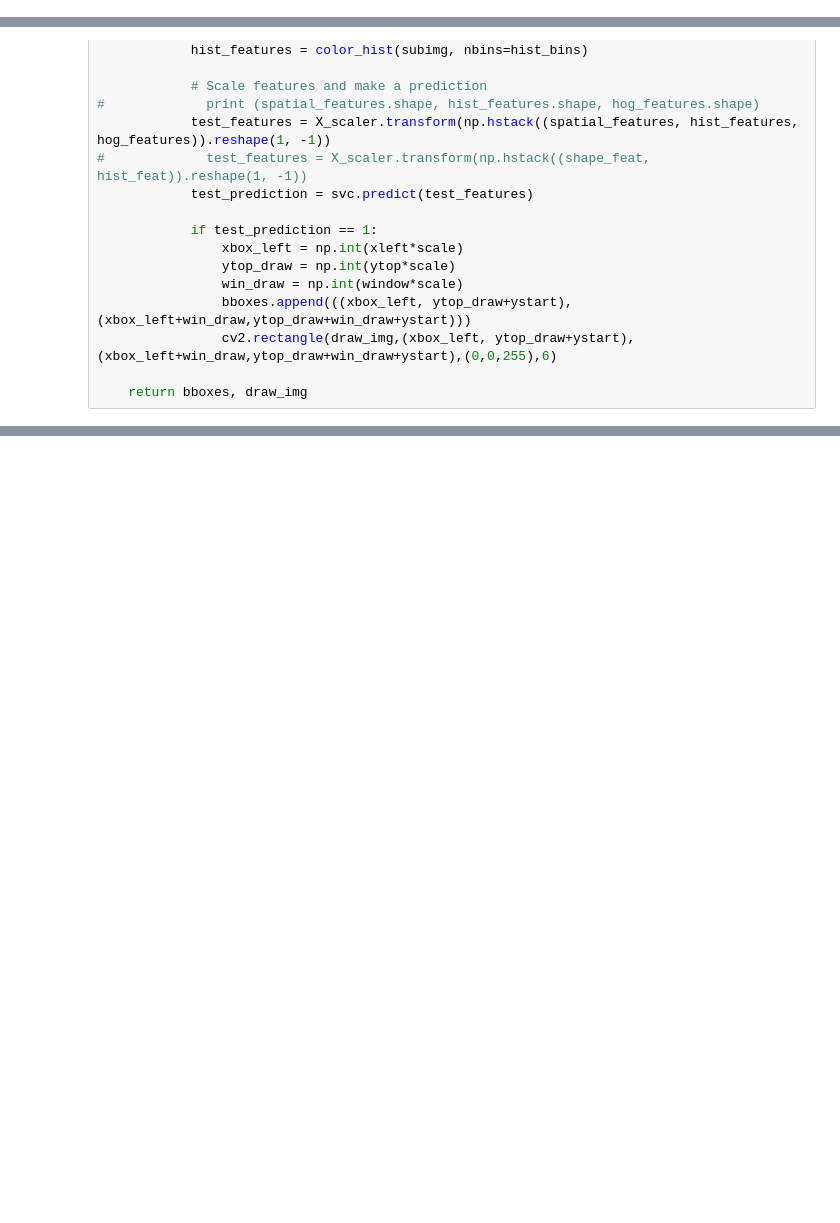
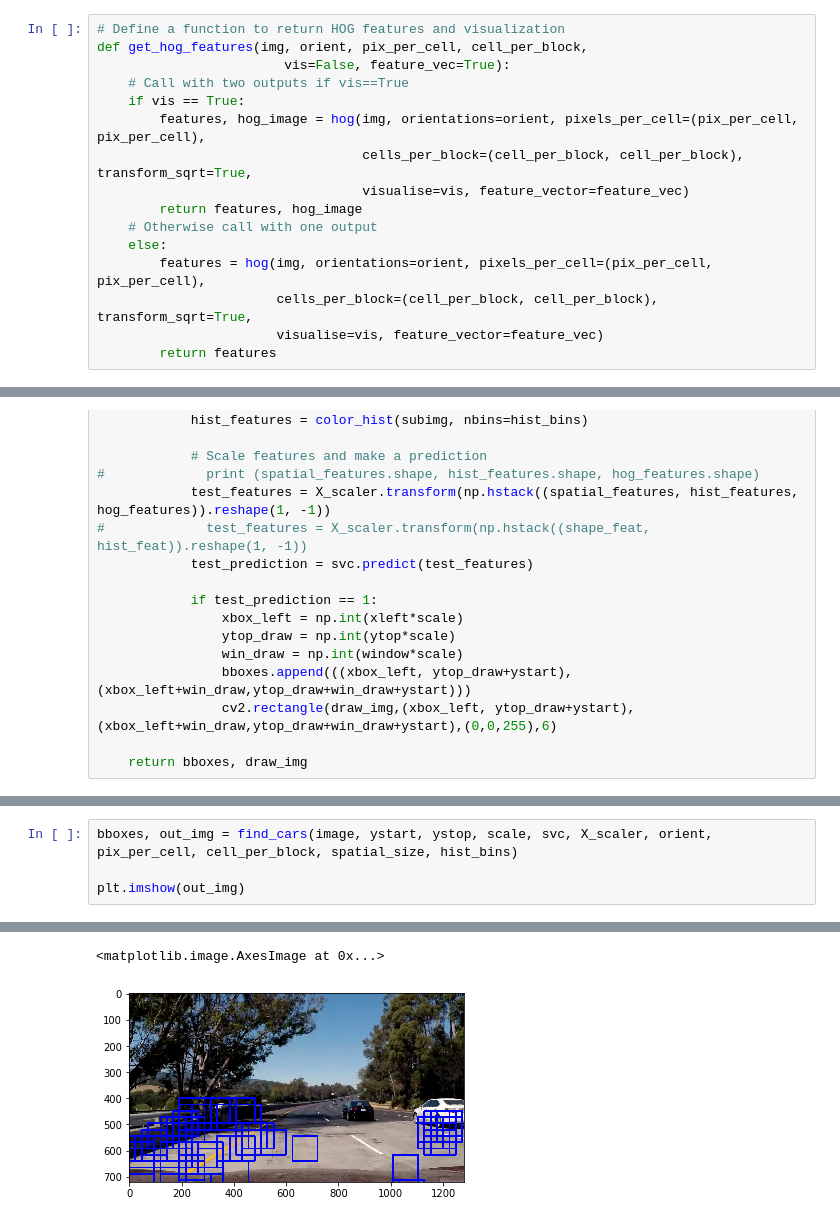
Before and after one commit to shivaniRe/CarND-Vehicle-Detection, a Jupyter notebook: Vehicle_detection.ipynb, the cells around one changed output, grey strips where cells are left out. Saved outputs shown, nothing was run; the diff lists cells and outputs as text; blank space fills up the shorter version.

```diff
--- a/Vehicle_detection.ipynb
+++ b/Vehicle_detection.ipynb
@@ -100,0 +32,16 @@ def draw_boxes(img, bboxes, color=(0, 0, 255), thick=6):
+# %%
+# Define a function to return HOG features and visualization
+def get_hog_features(img, orient, pix_per_cell, cell_per_block,
+                        vis=False, feature_vec=True):
+    # Call with two outputs if vis==True
+    if vis == True:
+        features, hog_image = hog(img, orientations=orient, pixels_per_cell=(pix_per_cell, pix_per_cell),
+                                  cells_per_block=(cell_per_block, cell_per_block), transform_sqrt=True,
+                                  visualise=vis, feature_vector=feature_vec)
+        return features, hog_image
+    # Otherwise call with one output
+    else:
+        features = hog(img, orientations=orient, pixels_per_cell=(pix_per_cell, pix_per_cell),
+                       cells_per_block=(cell_per_block, cell_per_block), transform_sqrt=True,
+                       visualise=vis, feature_vector=feature_vec)
+        return features
@@ -421,0 +1004,5 @@ Test Accuracy of SVC =  0.9885
+# %%
+bboxes, out_img = find_cars(image, ystart, ystop, scale, svc, X_scaler, orient, pix_per_cell, cell_per_block, spatial_size, hist_bins)
+
+plt.imshow(out_img)
+# %% [output]
@@ -421,0 +1011,2 @@ Test Accuracy of SVC =  0.9885
+<matplotlib.image.AxesImage at 0x...>
+[figure, added]
```
Also changed, not shown: parts of 21 cells of this notebook, 1 other file.
